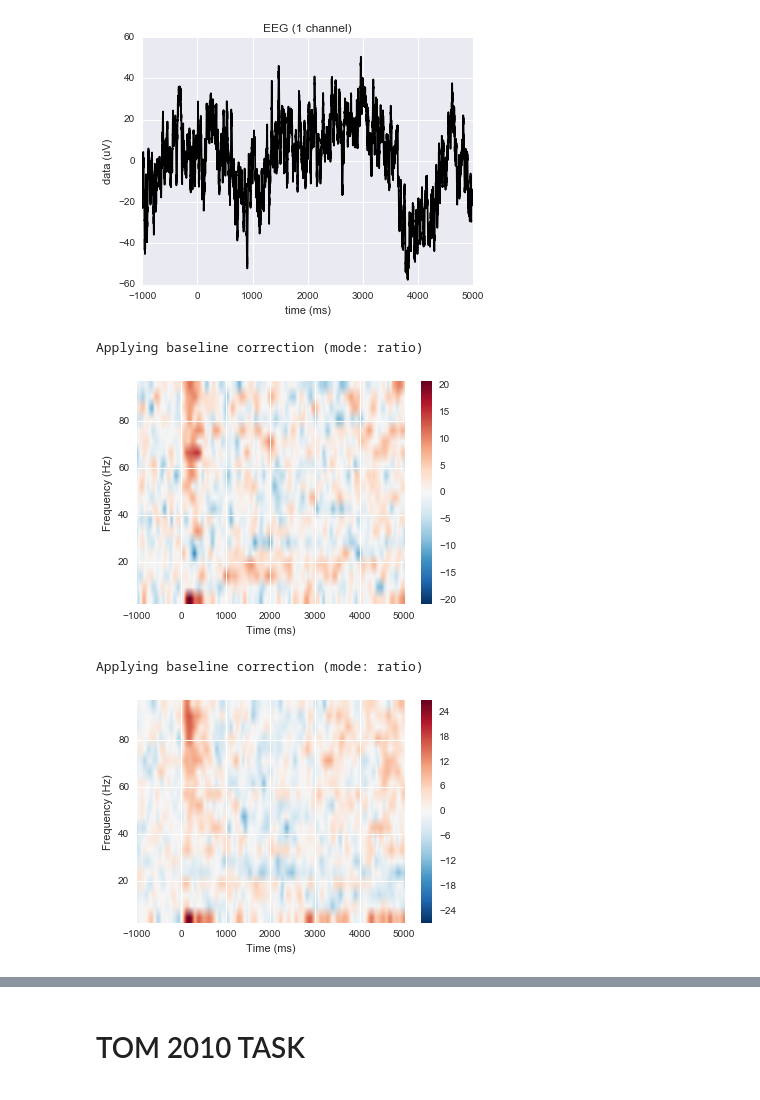
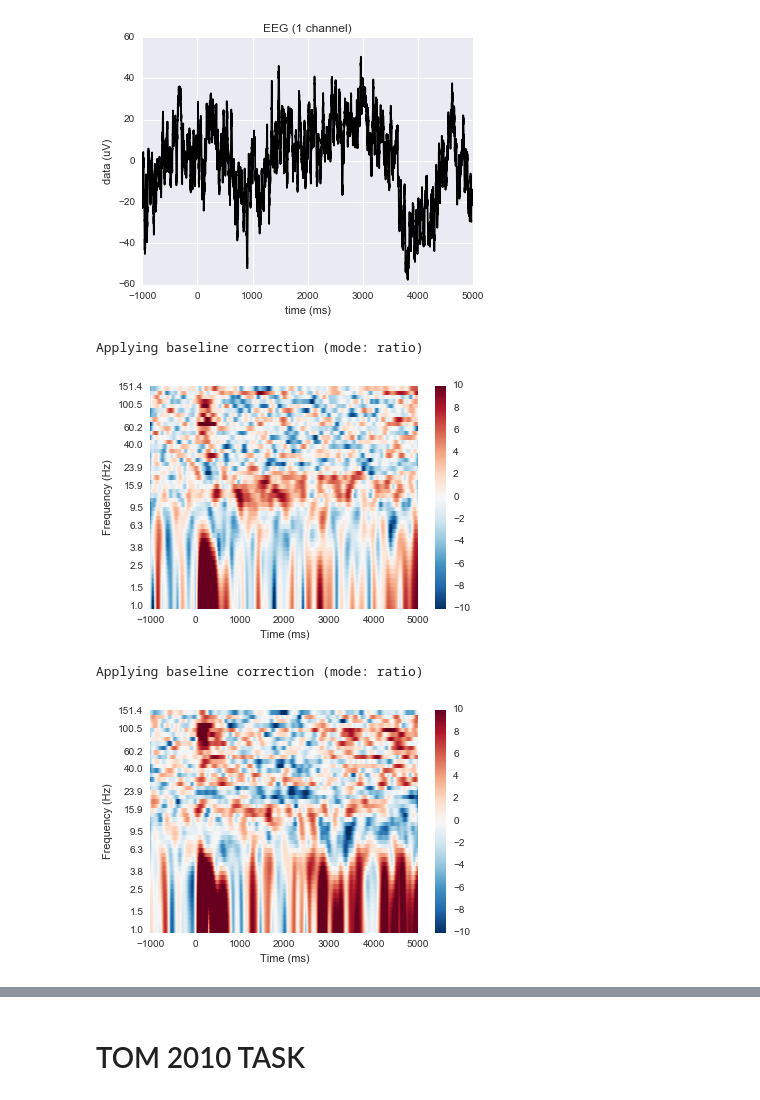
Before and after one commit to pearsonlab/ecogtools, a Jupyter notebook: ecogtools demo.ipynb, the cells around one changed output, grey strips where cells are left out. Drawn from its saved outputs; the diff is of its cells as text; code cells hidden in the pictures.

```diff
--- a/ecogtools demo.ipynb
+++ b/ecogtools demo.ipynb
@@ -43,7 +40,7 @@ event_names = ['quest_start', 'story_start', 'time_of_resp']
 event_id = {'b/story_start': 1, 'b/quest_start': 4, 'b/time_of_resp': 16,
             'p/story_start': 2, 'p/quest_start': 5, 'p/time_of_resp': 17}
 # %%
-data = ecogtools.Data(patient_num, taskname, event_names, event_id)
+data = ecogtools.ToM_Localizer(patient_num, event_names, event_id)
 # %% [output]
 Extracting edf Parameters from patient_2002/john_2002.edf...
 Setting channel info structure...
@@ -72,22 +68,22 @@ evoked_combined.plot();
 [figure]
 [figure]
 # %%
-freqs = np.arange(2, 100, 5)
+freqs = np.logspace(0, 2.18)
 n_cycles = freqs/2.
 # %%
-power1, itc1 = data.compute_power('b/quest_start', freqs, n_cycles)
+power1, itc1 = data.compute_power('b/quest_start', freqs=freqs, n_cycles=n_cycles)
+
+power2, itc2 = data.compute_power('p/quest_start', freqs=freqs, n_cycles=n_cycles)
-# %%
-power2, itc2 = data.compute_power('p/quest_start', freqs, n_cycles)
 # %%
-power1.plot([0], baseline=(-1., 0), mode="ratio", dB=True);
+power1.plot([0], baseline=(-1., 0), mode="ratio", dB=True, vmax=10., vmin=-10.);
 # %% [output]
 Applying baseline correction (mode: ratio)
-[figure, old version]
+[figure, new version]
 # %%
-power2.plot([0], baseline=(-1., 0), mode="ratio", dB=True);
+power2.plot([0], baseline=(-1., 0), mode="ratio", dB=True, vmax=10, vmin=-10);
 # %% [output]
 Applying baseline correction (mode: ratio)
-[figure, old version]
+[figure, new version]
 # %%
 combined = data.compute_diff_power(power1, power2)
 # %%
```
Also changed, not shown: parts of 25 cells of this notebook.
